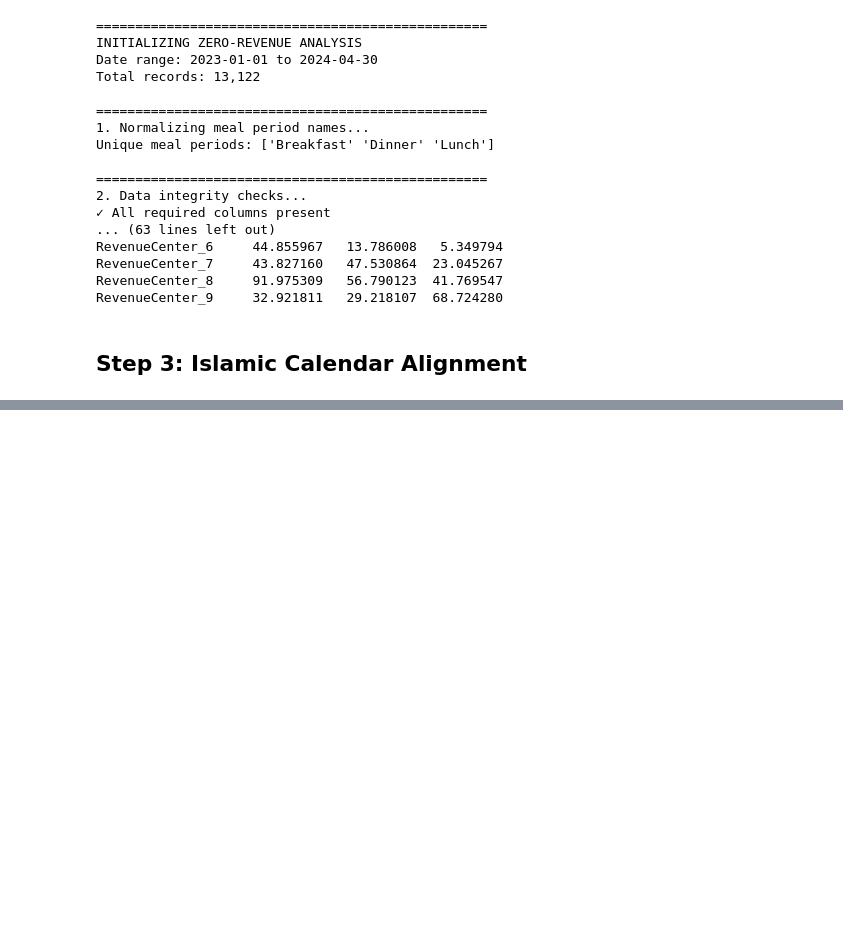
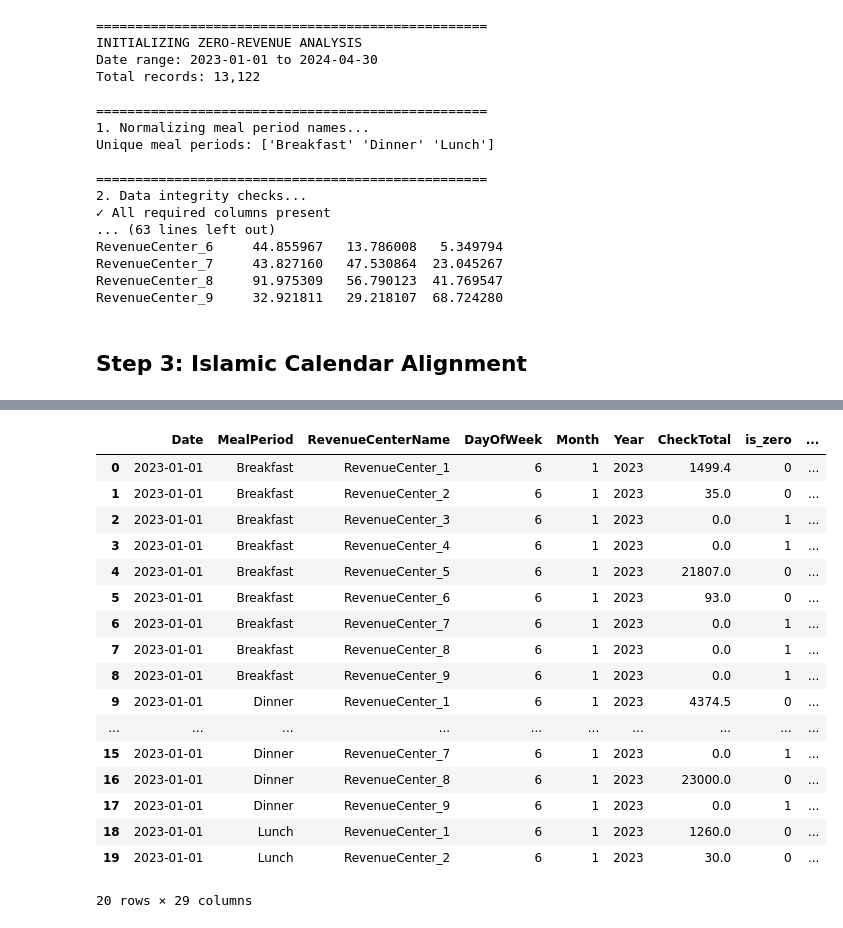
Before and after one commit to BeatBard/hotel-revenue-forecast, a Jupyter notebook: notebooks/Dubai_specific.ipynb, the cells around one changed output, grey strips where cells are left out. Cells and saved outputs as stored; diff of their text form; code cells hidden in the pictures; blank space fills up the shorter version.

```diff
--- a/notebooks/Dubai_specific.ipynb
+++ b/notebooks/Dubai_specific.ipynb
@@ -623,2 +623,23 @@ IsPostEvent: int32
 # %%
 df_totals.to_csv('dubai_totals_sample.csv', index=False)
+# %%
+df_totals.head(20)
+# %% [output]
+|  | Date | MealPeriod | RevenueCenterName | DayOfWeek | Month | Year | CheckTotal | is_zero | ... |
+| 0 | 2023-01-01 | Breakfast | RevenueCenter_1 | 6 | 1 | 2023 | 1499.4 | 0 | ... |
+| 1 | 2023-01-01 | Breakfast | RevenueCenter_2 | 6 | 1 | 2023 | 35.0 | 0 | ... |
+| 2 | 2023-01-01 | Breakfast | RevenueCenter_3 | 6 | 1 | 2023 | 0.0 | 1 | ... |
+| 3 | 2023-01-01 | Breakfast | RevenueCenter_4 | 6 | 1 | 2023 | 0.0 | 1 | ... |
+| 4 | 2023-01-01 | Breakfast | RevenueCenter_5 | 6 | 1 | 2023 | 21807.0 | 0 | ... |
+| 5 | 2023-01-01 | Breakfast | RevenueCenter_6 | 6 | 1 | 2023 | 93.0 | 0 | ... |
+| 6 | 2023-01-01 | Breakfast | RevenueCenter_7 | 6 | 1 | 2023 | 0.0 | 1 | ... |
+| 7 | 2023-01-01 | Breakfast | RevenueCenter_8 | 6 | 1 | 2023 | 0.0 | 1 | ... |
+| 8 | 2023-01-01 | Breakfast | RevenueCenter_9 | 6 | 1 | 2023 | 0.0 | 1 | ... |
+| 9 | 2023-01-01 | Dinner | RevenueCenter_1 | 6 | 1 | 2023 | 4374.5 | 0 | ... |
+| ... | ... | ... | ... | ... | ... | ... | ... | ... | ... |
+| 15 | 2023-01-01 | Dinner | RevenueCenter_7 | 6 | 1 | 2023 | 0.0 | 1 | ... |
+| 16 | 2023-01-01 | Dinner | RevenueCenter_8 | 6 | 1 | 2023 | 23000.0 | 0 | ... |
+| 17 | 2023-01-01 | Dinner | RevenueCenter_9 | 6 | 1 | 2023 | 0.0 | 1 | ... |
+| 18 | 2023-01-01 | Lunch | RevenueCenter_1 | 6 | 1 | 2023 | 1260.0 | 0 | ... |
+| 19 | 2023-01-01 | Lunch | RevenueCenter_2 | 6 | 1 | 2023 | 30.0 | 0 | ... |
+20 rows × 29 columns
```
Also changed, not shown: parts of 1 cell of this notebook, 4 other files.
